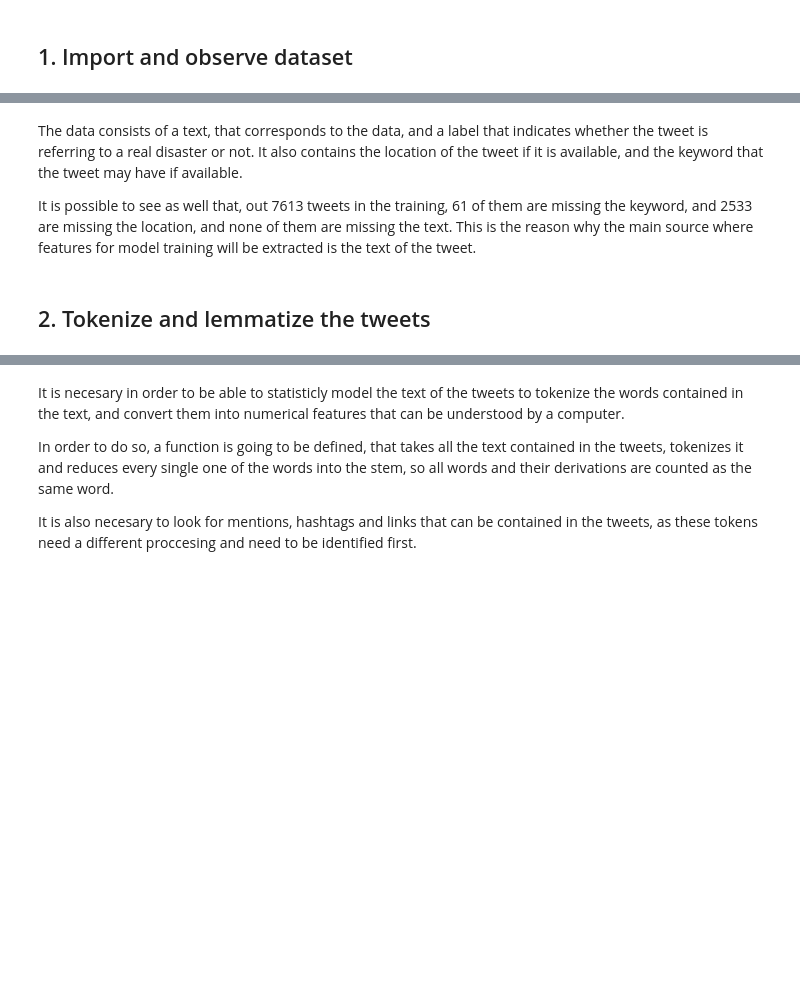
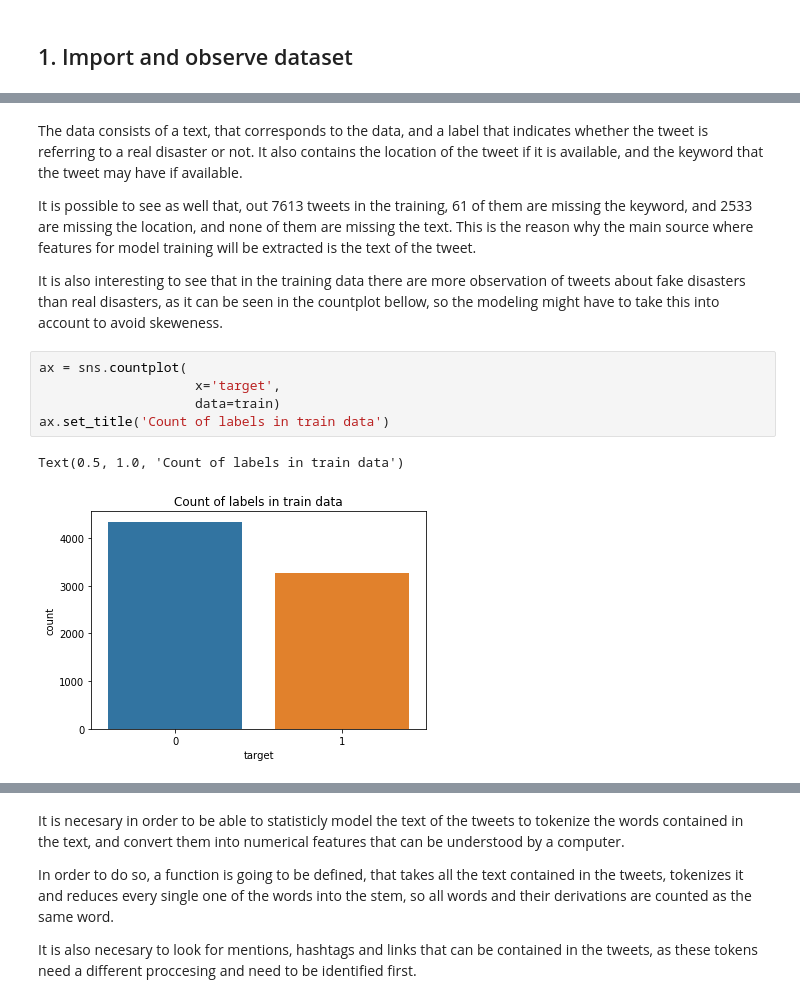
Before and after one commit to danieldiezmallo/Real-or-Not-NLP-with-Disaster-Tweets, a Jupyter notebook: Real-or-Not-NLP-with-Disaster-Tweets.ipynb, the cells around one changed output, grey strips where cells are left out. Drawn from its saved outputs; the diff is of its cells as text; blank space fills up the shorter version.

```diff
--- a/Real-or-Not-NLP-with-Disaster-Tweets.ipynb
+++ b/Real-or-Not-NLP-with-Disaster-Tweets.ipynb
@@ -56,5 +56,13 @@ Tweets missing text: 0
 The data consists of a text, that corresponds to the data, and a label that indicates whether the tweet is referring to a real disaster or not. It also contains the location of the tweet if it is available, and the keyword that the tweet may have if available.
 
 It is possible to see as well that, out 7613 tweets in the training, 61 of them are missing the keyword, and 2533 are missing the location, and none of them are missing the text. This is the reason why the main source where features for model training will be extracted is the text of the tweet.
+
+It is also interesting to see that in the training data there are more observation of tweets about fake disasters than real disasters, as it can be seen in the countplot bellow, so the modeling might have to take this into account to avoid skeweness.
-# %% [markdown]
-## 2. Tokenize and lemmatize the tweets
+# %%
+ax = sns.countplot(
+                    x='target',
+                    data=train)
+ax.set_title('Count of labels in train data')
+# %% [output]
+Text(0.5, 1.0, 'Count of labels in train data')
+[figure, added]
```
Also changed, not shown: parts of 33 cells of this notebook, 1 other file.
